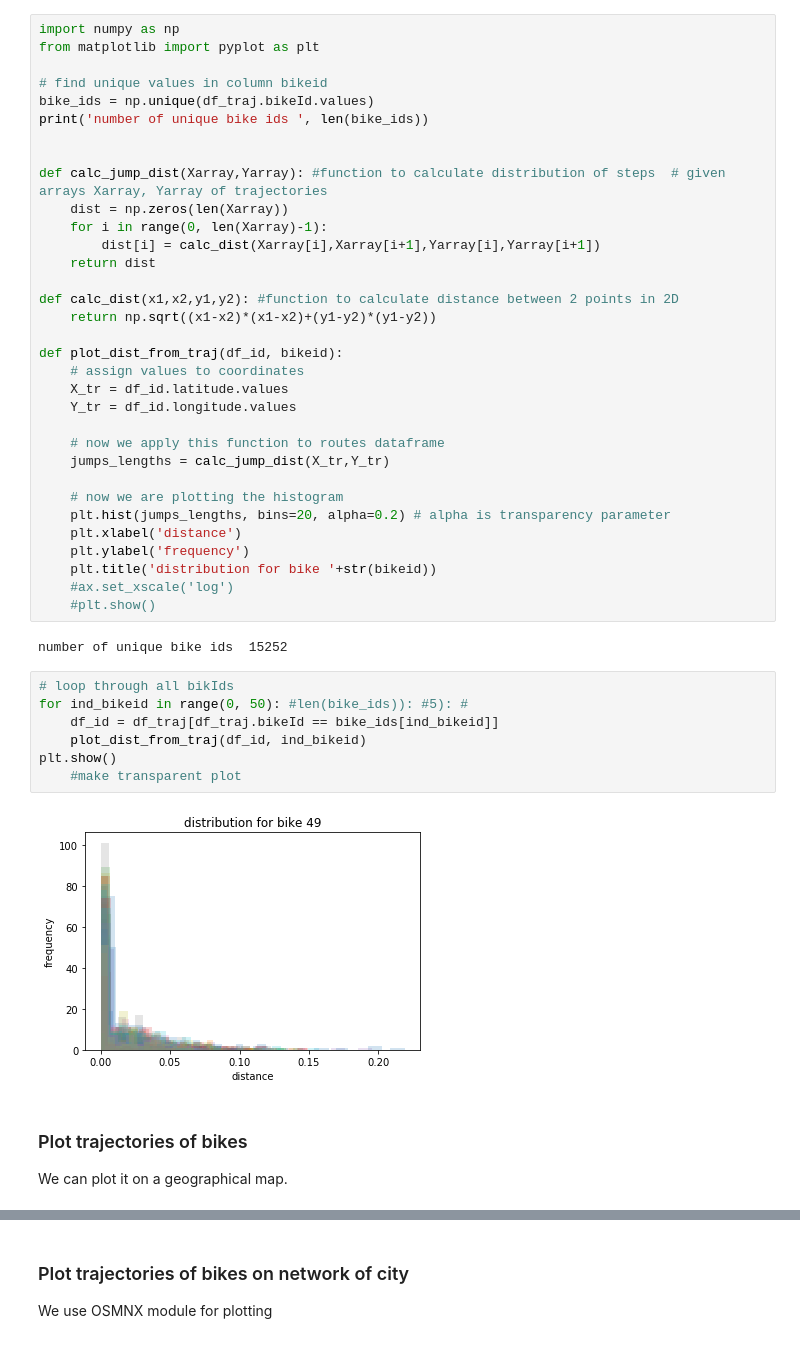
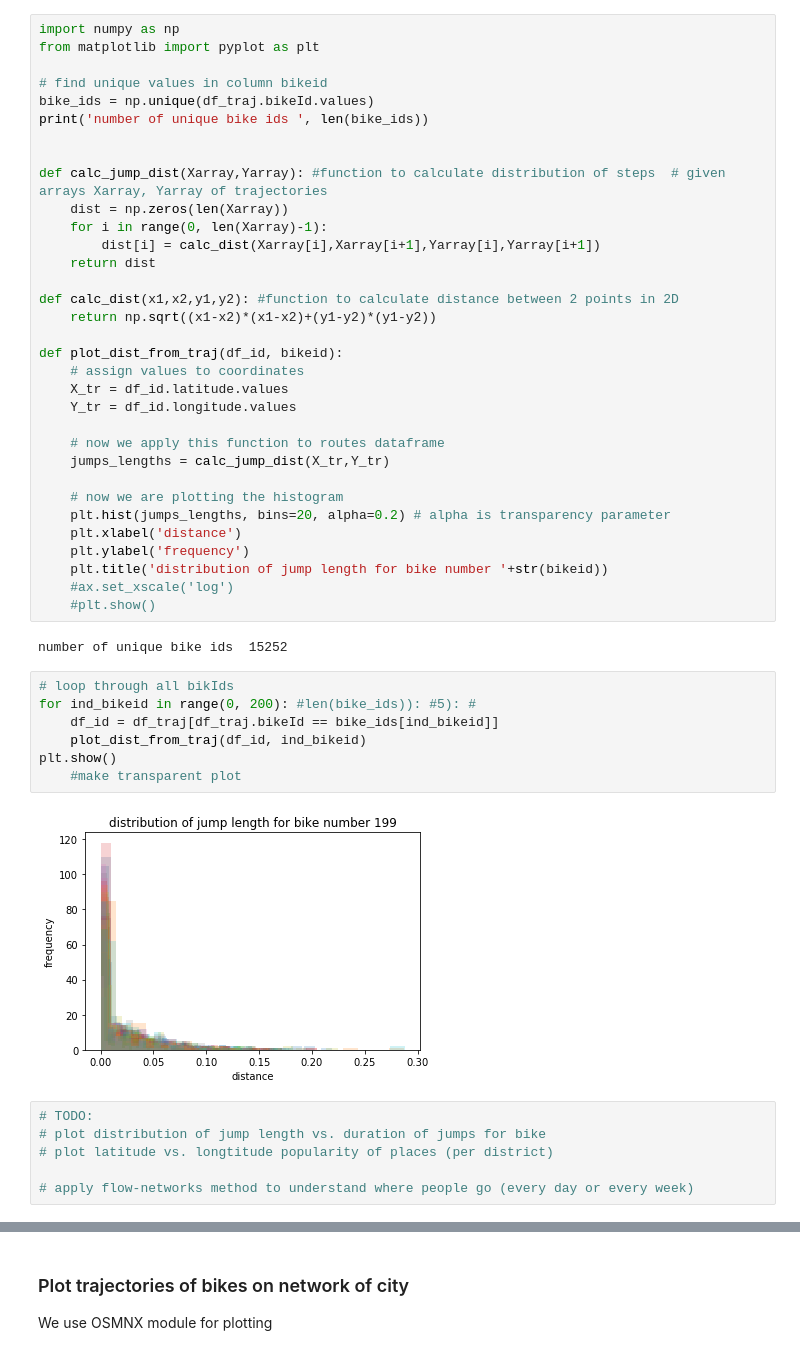
Before and after one commit to Liyubov/bike-sharing, a Jupyter notebook: bikes_mobility_analysis_trajectories/bikes_trajectories_analys.ipynb, the cells around one changed output, grey strips where cells are left out. Drawn from its saved outputs; the diff is of its cells as text.

Commit message:
bike distributions analysis updates

```diff
--- a/bikes_mobility_analysis_trajectories/bikes_trajectories_analys.ipynb
+++ b/bikes_mobility_analysis_trajectories/bikes_trajectories_analys.ipynb
@@ -89,20 +89,23 @@ def plot_dist_from_traj(df_id, bikeid):
     plt.hist(jumps_lengths, bins=20, alpha=0.2) # alpha is transparency parameter
     plt.xlabel('distance')
     plt.ylabel('frequency')
-    plt.title('distribution for bike '+str(bikeid))
+    plt.title('distribution of jump length for bike number '+str(bikeid))
     #ax.set_xscale('log')
     #plt.show()
 # %% [output]
 number of unique bike ids  15252
 # %%
 # loop through all bikIds
-for ind_bikeid in range(0, 50): #len(bike_ids)): #5): #
+for ind_bikeid in range(0, 200): #len(bike_ids)): #5): #
     df_id = df_traj[df_traj.bikeId == bike_ids[ind_bikeid]]
     plot_dist_from_traj(df_id, ind_bikeid)
 plt.show()
     #make transparent plot
 # %% [output]
-[figure, old version]
+[figure, new version]
-# %% [markdown]
-### Plot trajectories of bikes
-We can plot it on a geographical map.
+# %%
+# TODO:
+# plot distribution of jump length vs. duration of jumps for bike
+# plot latitude vs. longtitude popularity of places (per district)
+
+# apply flow-networks method to understand where people go (every day or every week)
```
Also changed, not shown: parts of 8 cells of this notebook.
